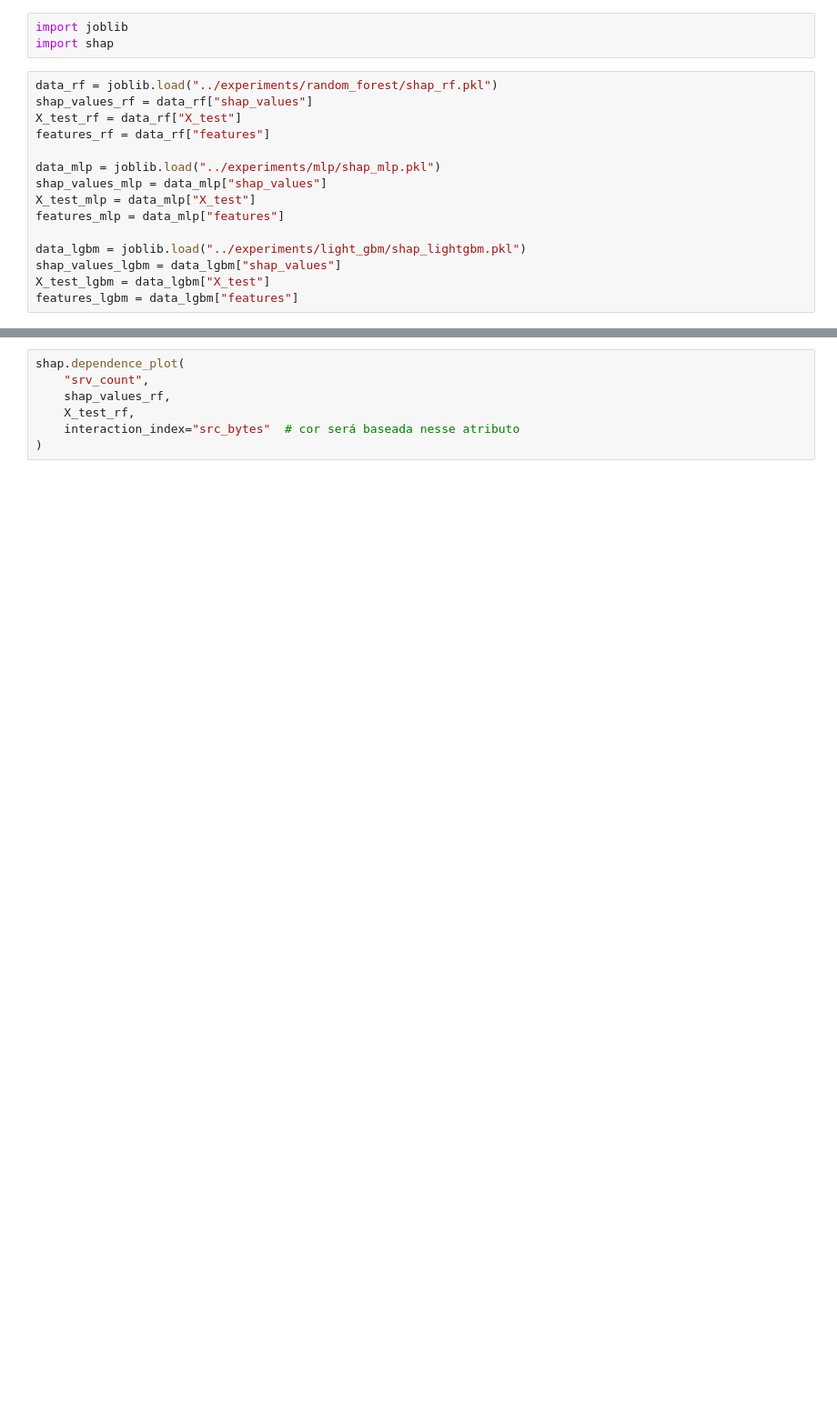
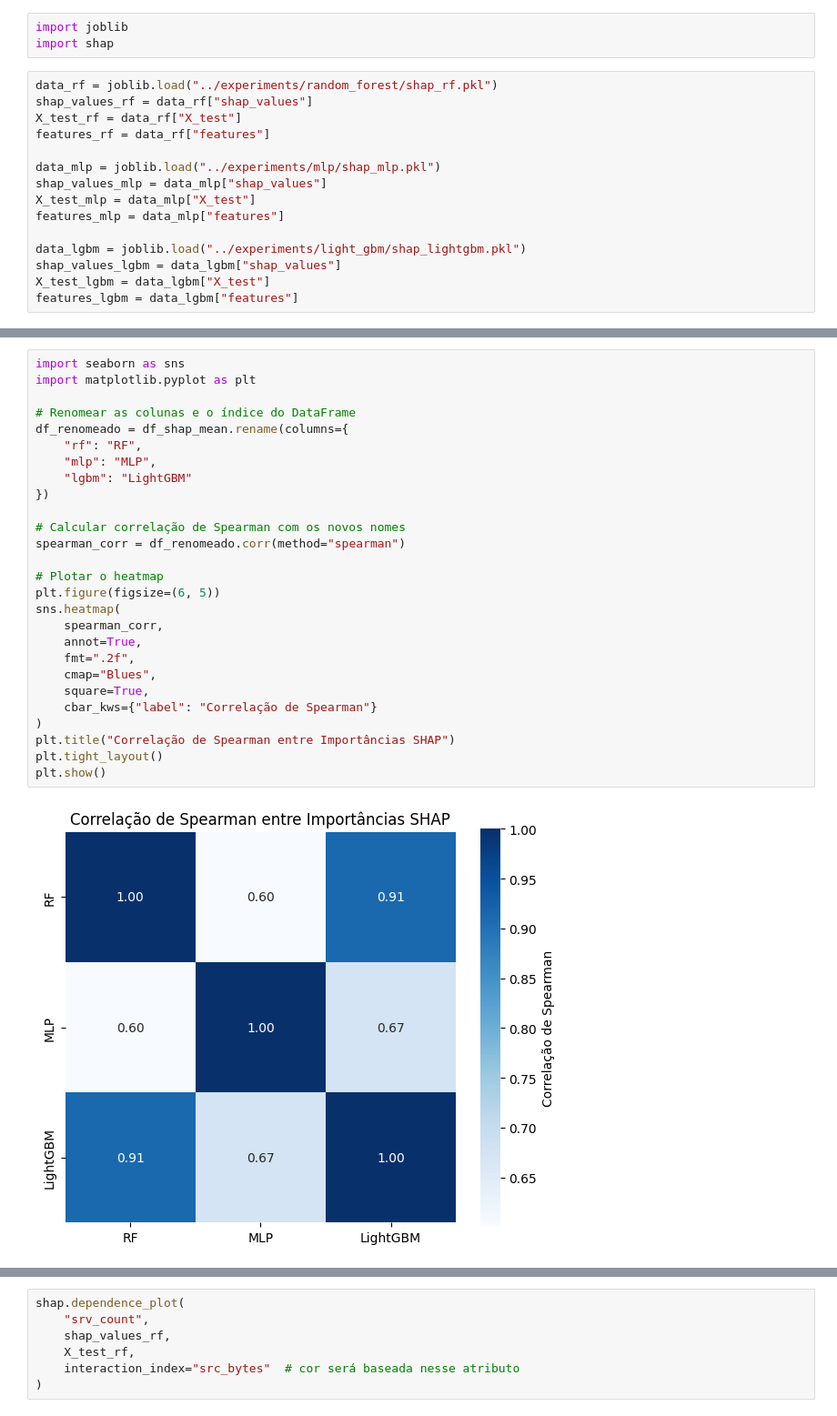
Before and after one commit to matheusbus/xai-in-ids, a Jupyter notebook: src/analise.ipynb, the cells around one changed output, grey strips where cells are left out. Shown: that part at 91% size. Drawn from its saved outputs; the diff is of its cells as text; blank space fills up the shorter version.

```diff
--- a/src/analise.ipynb
+++ b/src/analise.ipynb
@@ -38,0 +42,29 @@ ValueError: All arrays must be of the same length
+# %%
+import seaborn as sns
+import matplotlib.pyplot as plt
+
+# Renomear as colunas e o índice do DataFrame
+df_renomeado = df_shap_mean.rename(columns={
+    "rf": "RF",
+    "mlp": "MLP",
+    "lgbm": "LightGBM"
+})
+
+# Calcular correlação de Spearman com os novos nomes
+spearman_corr = df_renomeado.corr(method="spearman")
+
+# Plotar o heatmap
+plt.figure(figsize=(6, 5))
+sns.heatmap(
+    spearman_corr,
+    annot=True,
+    fmt=".2f",
+    cmap="Blues",
+    square=True,
+    cbar_kws={"label": "Correlação de Spearman"}
+)
+plt.title("Correlação de Spearman entre Importâncias SHAP")
+plt.tight_layout()
+plt.show()
+# %% [output]
+[figure, added]
```
Also changed, not shown: parts of 6 cells of this notebook, 2 other files.
